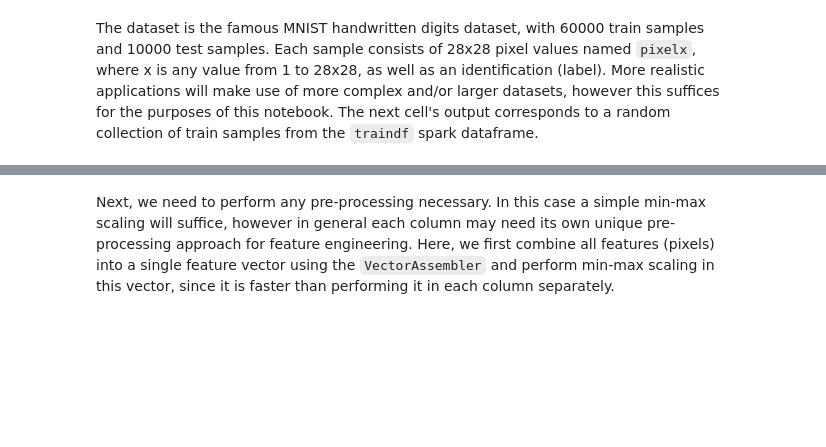
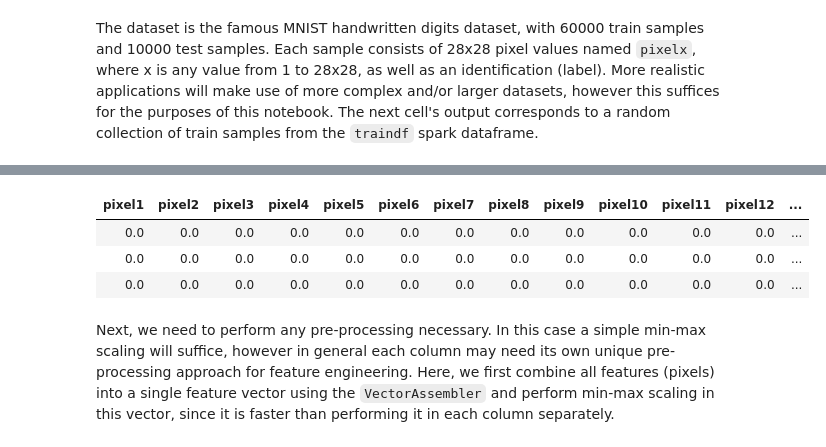
Before and after one commit to srigas/PyTorch_on_Spark, a Jupyter notebook: SparkTorch version.ipynb, the cells around one changed output, grey strips where cells are left out. Drawn from its saved outputs; the diff is of its cells as text; code cells hidden in the pictures; blank space fills up the shorter version.

```diff
--- a/SparkTorch version.ipynb
+++ b/SparkTorch version.ipynb
@@ -30,5 +50,5 @@ testdf = spark.read.format("csv").load(test_data_url, inferSchema = True, header
 # %% [markdown]
 The dataset is the famous MNIST handwritten digits dataset, with 60000 train samples and 10000 test samples. Each sample consists of 28x28 pixel values named `pixelx`, where x is any value from 1 to 28x28, as well as an identification (label). More realistic applications will make use of more complex and/or larger datasets, however this suffices for the purposes of this notebook. The next cell's output corresponds to a random collection of train samples from the `traindf` spark dataframe.
 # %%
-display(traindf)
+display(traindf.limit(3))
 # %% [output]
@@ -36,3 +55,7 @@ display(traindf)
+| pixel1 | pixel2 | pixel3 | pixel4 | pixel5 | pixel6 | pixel7 | pixel8 | pixel9 | pixel10 | pixel11 | pixel12 | ... |
+| 0.0 | 0.0 | 0.0 | 0.0 | 0.0 | 0.0 | 0.0 | 0.0 | 0.0 | 0.0 | 0.0 | 0.0 | ... |
+| 0.0 | 0.0 | 0.0 | 0.0 | 0.0 | 0.0 | 0.0 | 0.0 | 0.0 | 0.0 | 0.0 | 0.0 | ... |
+| 0.0 | 0.0 | 0.0 | 0.0 | 0.0 | 0.0 | 0.0 | 0.0 | 0.0 | 0.0 | 0.0 | 0.0 | ... |
 # %% [markdown]
 Next, we need to perform any pre-processing necessary. In this case a simple min-max scaling will suffice, however in general each column may need its own unique pre-processing approach for feature engineering. Here, we first combine all features (pixels) into a single feature vector using the `VectorAssembler` and perform min-max scaling in this vector, since it is faster than performing it in each column separately.
 # %%
```
Also changed, not shown: parts of 5 cells of this notebook.
